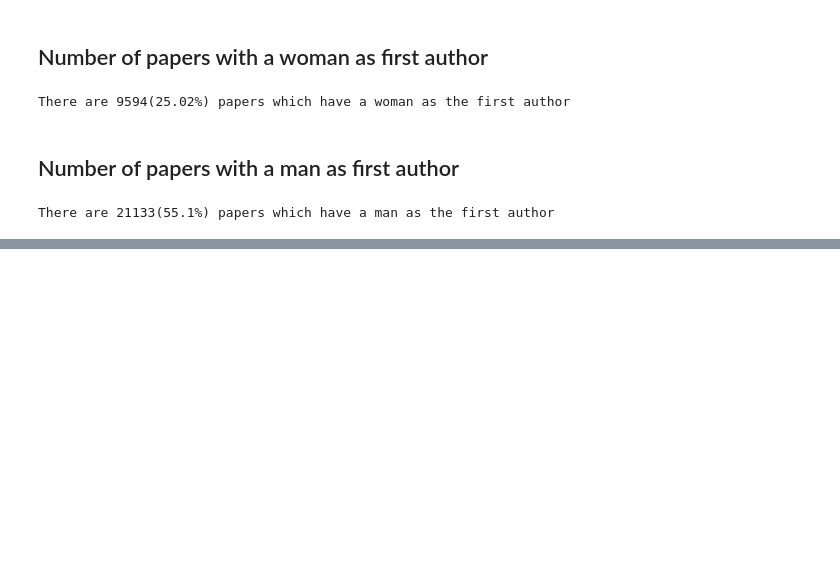
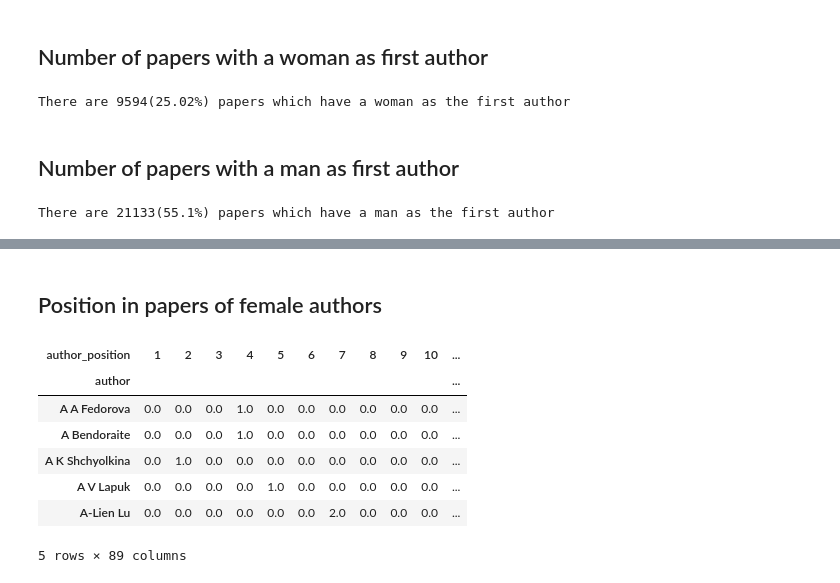
Before and after one commit to social-link-analytics-group-bsc/gender_bioinfo, a Jupyter notebook: analysis/gender_bias_analysis.ipynb, the cells around one changed output, grey strips where cells are left out. Drawn from its saved outputs; the diff is of its cells as text; code cells hidden in the pictures; blank space fills up the shorter version.

```diff
--- a/analysis/gender_bias_analysis.ipynb
+++ b/analysis/gender_bias_analysis.ipynb
@@ -531,0 +559,26 @@ There are 21133(55.1%) papers which have a man as the first author
+# %% [markdown]
+## Position in papers of female authors
+# %%
+# filter out male authors
+female_authors = papers_authors[papers_authors['author_gender']=='female']
+# drop unneccesary columns
+female_authors = female_authors.drop(['id', 'title', 'doi', 'year', 'category', 'author_gender'], axis=1)
+# group rows authors by author
+female_authors_grouped_by_position = female_authors.groupby(['author','author_position'], as_index=False)
+# compute frequency of positions
+agg_fa_grouped_df = female_authors_grouped_by_position[['author_position']].\
+    agg({'author_position': {'count_position': 'count'}})
+# pivot table
+female_authors_pos = agg_fa_grouped_df.pivot(columns='author_position', values='count_position', index='author')
+# fill na values with zero
+female_authors_pos = female_authors_pos.fillna(0)
+female_authors_pos.head()
+# %% [output]
+| author_position | 1 | 2 | 3 | 4 | 5 | 6 | 7 | 8 | 9 | 10 | ... |
+| author |  |  |  |  |  |  |  |  |  |  | ... |
+| A A Fedorova | 0.0 | 0.0 | 0.0 | 1.0 | 0.0 | 0.0 | 0.0 | 0.0 | 0.0 | 0.0 | ... |
+| A Bendoraite | 0.0 | 0.0 | 0.0 | 1.0 | 0.0 | 0.0 | 0.0 | 0.0 | 0.0 | 0.0 | ... |
+| A K Shchyolkina | 0.0 | 1.0 | 0.0 | 0.0 | 0.0 | 0.0 | 0.0 | 0.0 | 0.0 | 0.0 | ... |
+| A V Lapuk | 0.0 | 0.0 | 0.0 | 0.0 | 1.0 | 0.0 | 0.0 | 0.0 | 0.0 | 0.0 | ... |
+| A-Lien Lu | 0.0 | 0.0 | 0.0 | 0.0 | 0.0 | 0.0 | 2.0 | 0.0 | 0.0 | 0.0 | ... |
+5 rows × 89 columns
```
Also changed, not shown: parts of 18 cells of this notebook.
